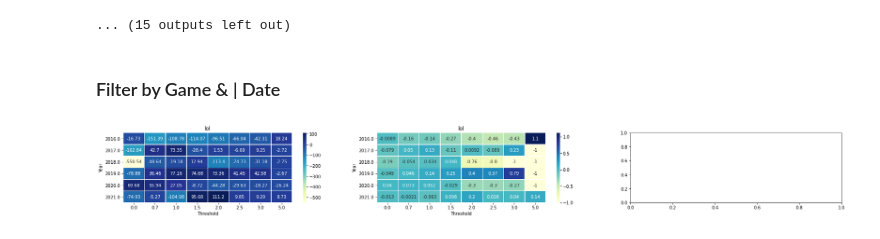
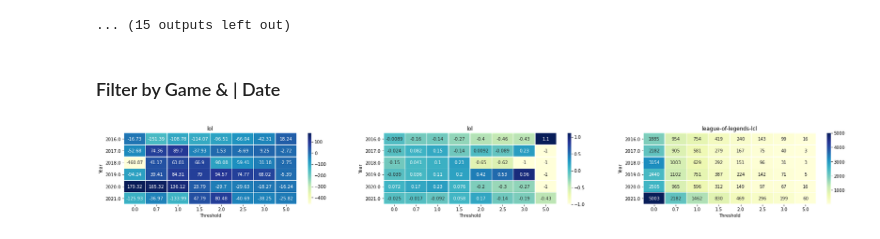
Before and after one commit to MaxWhyte/Longshot-Bias-in-Esports, a Jupyter notebook: esports_whichoddwins.ipynb, the cells around one changed output. Drawn from its saved outputs; the diff is of its cells as text; code cells hidden in the pictures.

```diff
--- a/esports_whichoddwins.ipynb
+++ b/esports_whichoddwins.ipynb
@@ -12,7 +12,7 @@ import matplotlib.pylab as plt
 import warnings
 warnings.filterwarnings('ignore')
 # %%
-df = pd.read_excel("WhichOddWins.xlsx", sheet_name="HA_Fave_2021", skiprows=[0])
+df = pd.read_excel("WhichOddWins.xlsx", sheet_name="HA_Bias_2021", skiprows=[0])
 # %% [markdown]
 ### Preparing the data
 # %%
@@ -65,6 +65,7 @@ memory usage: 1.4+ MB
 # %%
 # Sanity check again again
 leagues = df["Div"].unique()
+leagues = sorted(leagues, key=str.lower)
 # %%
 leagues
 # %% [output]
@@ -102,13 +104,13 @@ for league in leagues:
             df_filtered = df[year & div & std_range]
             profit = df_filtered["ProfitOnBig"].sum()
             profit_pct = profit / df_filtered["StakeBig"].sum()
-            #profit_cnt = df_filtered["ProfitOnBig"].sum() / profit_pct
-            new_row = pd.Series({"Year":years, "Div":league, "Threshold":threshold, "Profit":round(profit,2), "Profit_pct":profit_pct})
+            profit_cnt = df_filtered["ProfitOnBig"].sum()/profit_pct
+            new_row = pd.Series({"Year":years, "Div":league, "Threshold":threshold, "Profit":round(profit,2), "Profit_pct":profit_pct, "Profit_cnt":profit_cnt})
             df_results = df_results.append(new_row, ignore_index=True)
             i += 1
     fig, ax = plt.subplots(1,3)
-    sns.heatmap(df_results.pivot("Year", "Threshold", "Profit"), cmap="YlGnBu", annot=True, fmt="g", linewidths=0.5, ax=ax[0]).set(title=league)
+    sns.heatmap(df_results.pivot("Year", "Threshold", "Profit"), cmap="YlGnBu", annot=True, fmt="g", linewidths=0.5, ax=ax[0]).set(title=str(league) + " Bigger Odds & Threshold")
     sns.heatmap(df_results.pivot("Year", "Threshold", "Profit_pct"), cmap="YlGnBu", annot=True, linewidths=0.5, ax=ax[1]).set(title=league)
-    #sns.heatmap(df_results.pivot("Year", "Threshold", "Profit_cnt"), cmap="YlGnBu", annot=True, fmt="g", linewidths=0.5, ax=ax[2]).set(title=league)
+    sns.heatmap(df_results.pivot("Year", "Threshold", "Profit_cnt"), cmap="YlGnBu", annot=True, fmt=".0f", linewidths=0.5, ax=ax[2]).set(title=league)
     fig.show()
 # %% [output]
@@ -158,13 +144,13 @@ for league in leagues:
             df_filtered = df[year & div & std_range]
             profit = df_filtered["ProfitOnBig"].sum()
             profit_pct = df_filtered["ProfitOnBig"].sum() / df_filtered["StakeBig"].sum()
-            #profit_cnt = df_filtered["ProfitOnBig"].sum() / profit_pct
-            new_row = pd.Series({"Year":years, "Div":league, "Threshold":threshold, "Profit":round(profit,2), "Profit_pct":profit_pct})
+            profit_cnt = df_filtered["ProfitOnBig"].sum() / profit_pct
+            new_row = pd.Series({"Year":years, "Div":league, "Threshold":threshold, "Profit":round(profit,2), "Profit_pct":profit_pct, "Profit_cnt":profit_cnt})
             df_results = df_results.append(new_row, ignore_index=True)
             i += 1
     fig, ax = plt.subplots(1,3)
-    sns.heatmap(df_results.pivot("Year", "Threshold", "Profit"), cmap="YlGnBu", annot=True, fmt="g", linewidths=0.5, ax=ax[0]).set(title=league)
+    sns.heatmap(df_results.pivot("Year", "Threshold", "Profit"), cmap="YlGnBu", annot=True, fmt="g", linewidths=0.5, ax=ax[0]).set(title=str(league) + " Bigger Odds & Smaller Threshold")
     sns.heatmap(df_results.pivot("Year", "Threshold", "Profit_pct"), cmap="YlGnBu", annot=True, linewidths=0.5, ax=ax[1]).set(title=league)
-    #sns.heatmap(df_results.pivot("Year", "Threshold", "Profit_cnt"), cmap="YlGnBu", annot=True, fmt="g", linewidths=0.5, ax=ax[2]).set(title=league)
+    sns.heatmap(df_results.pivot("Year", "Threshold", "Profit_cnt"), cmap="YlGnBu", annot=True, fmt=".0f", linewidths=0.5, ax=ax[2]).set(title=league)
     fig.show()
 # %% [output]
@@ -190,28 +176,28 @@ df = df[df['Date'] > "2021-04-01"]
 # %%
 #BiggerOdds & Bigger than threshold for all LOL matches:
 
 i = 0
 plt.rcParams["figure.figsize"] = (30,3)
 
 for _ in [_]:
     df_results = pd.DataFrame(columns=["Date", "Threshold", "ProfitOnBig", "Profit_pct", "Profit_cnt"])
     i += 1
-    for year in range(2016, 2022):
-        date = (df["Date"] == year)
+    for years in range(2016, 2022):
+        year = (df["Year"] == years)
         i += 1
         for threshold in thresholds:
             std_range = (df["STD"] >= threshold)
-            df_filtered = df[date & std_range]
+            df_filtered = df[year & std_range]
             profit = df_filtered["ProfitOnBig"].sum()
             profit_pct = df_filtered["ProfitOnBig"].sum() / df_filtered["StakeBig"].sum()
-            #profit_cnt = df_filtered["ProfitOnBig"].sum() / profit_pct
-            new_row = pd.Series({"Year":year, "Threshold":threshold, "Profit":round(profit,2), "Profit_pct":profit_pct})
+            profit_cnt = df_filtered["ProfitOnBig"].sum() / profit_pct
+            new_row = pd.Series({"Year":years, "Threshold":threshold, "Profit":round(profit,2), "Profit_pct":profit_pct, "Profit_cnt":profit_cnt})
             df_results = df_results.append(new_row, ignore_index=True)
             i += 1
     fig, ax = plt.subplots(1,3)
     sns.heatmap(df_results.pivot("Year", "Threshold", "Profit"), cmap="YlGnBu", annot=True, fmt="g", linewidths=0.5, ax=ax[0]).set(title="lol")
     sns.heatmap(df_results.pivot("Year", "Threshold", "Profit_pct"), cmap="YlGnBu", annot=True, linewidths=0.5, ax=ax[1]).set(title="lol")
-    #sns.heatmap(df_results.pivot("Year", "Threshold", "Profit_cnt"), cmap="YlGnBu", annot=True, fmt="g", linewidths=0.5, ax=ax[2]).set(title=league)
+    sns.heatmap(df_results.pivot("Year", "Threshold", "Profit_cnt"), cmap="YlGnBu", annot=True, fmt=".0f", linewidths=0.5, ax=ax[2]).set(title=league)
     fig.show()
 # %% [output]
-[figure, old version]
+[figure, new version]
```
Also changed, not shown: parts of 9 cells of this notebook.
